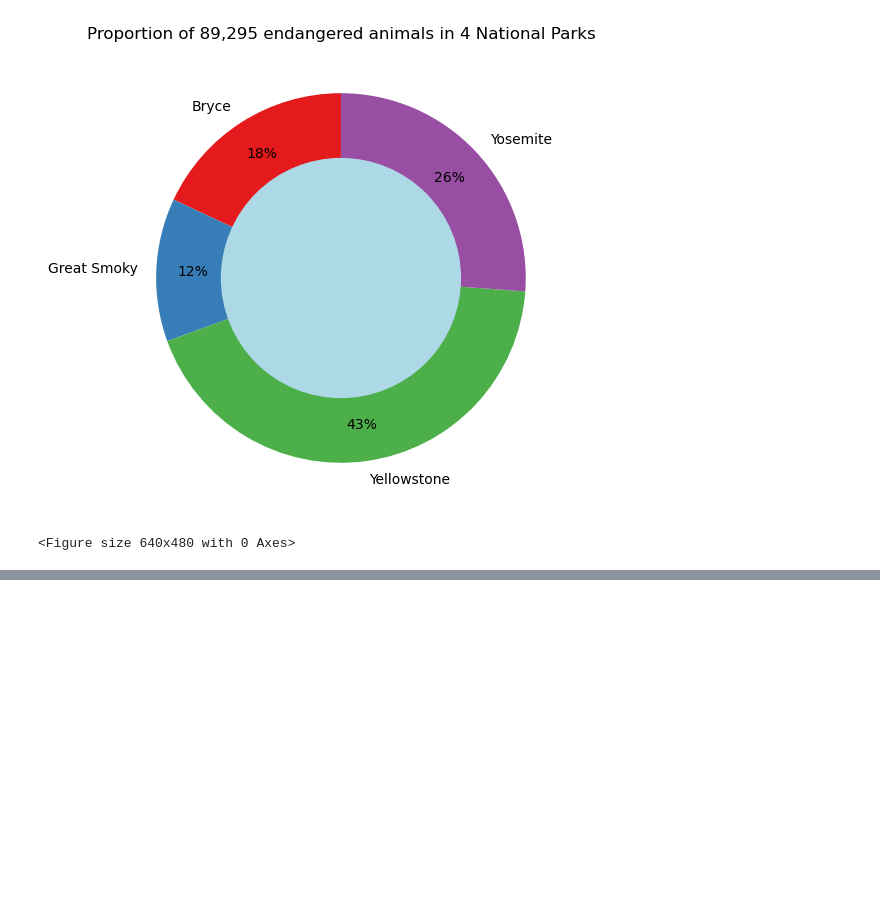
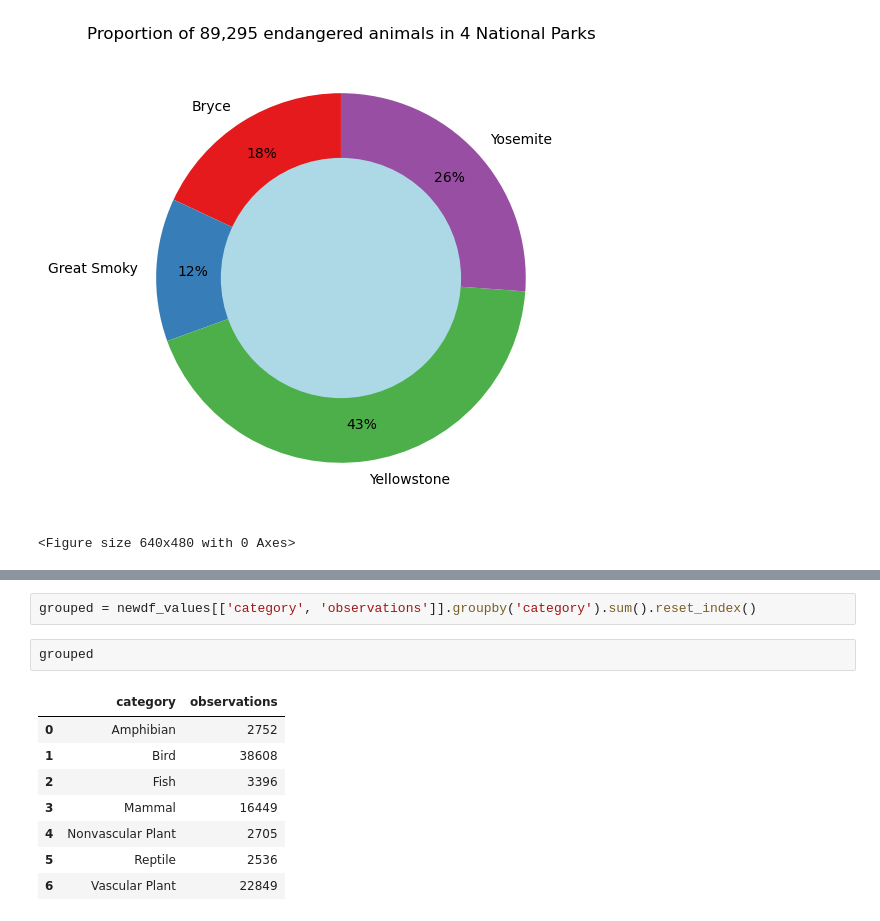
Before and after one commit to LiZoMark841619/Biodiversity_Project, a Jupyter notebook: biodiversity_starter/biodiversity.ipynb, the cells around one changed output, grey strips where cells are left out. Drawn from its saved outputs; the diff is of its cells as text; blank space fills up the shorter version.

```diff
--- a/biodiversity_starter/biodiversity.ipynb
+++ b/biodiversity_starter/biodiversity.ipynb
@@ -376,0 +388,13 @@ plt.clf()
+# %%
+grouped = newdf_values[['category', 'observations']].groupby('category').sum().reset_index()
+# %%
+grouped
+# %% [output]
+|  | category | observations |
+| 0 | Amphibian | 2752 |
+| 1 | Bird | 38608 |
+| 2 | Fish | 3396 |
+| 3 | Mammal | 16449 |
+| 4 | Nonvascular Plant | 2705 |
+| 5 | Reptile | 2536 |
+| 6 | Vascular Plant | 22849 |
```
Also changed, not shown: parts of 5 cells of this notebook, 2 other files.
